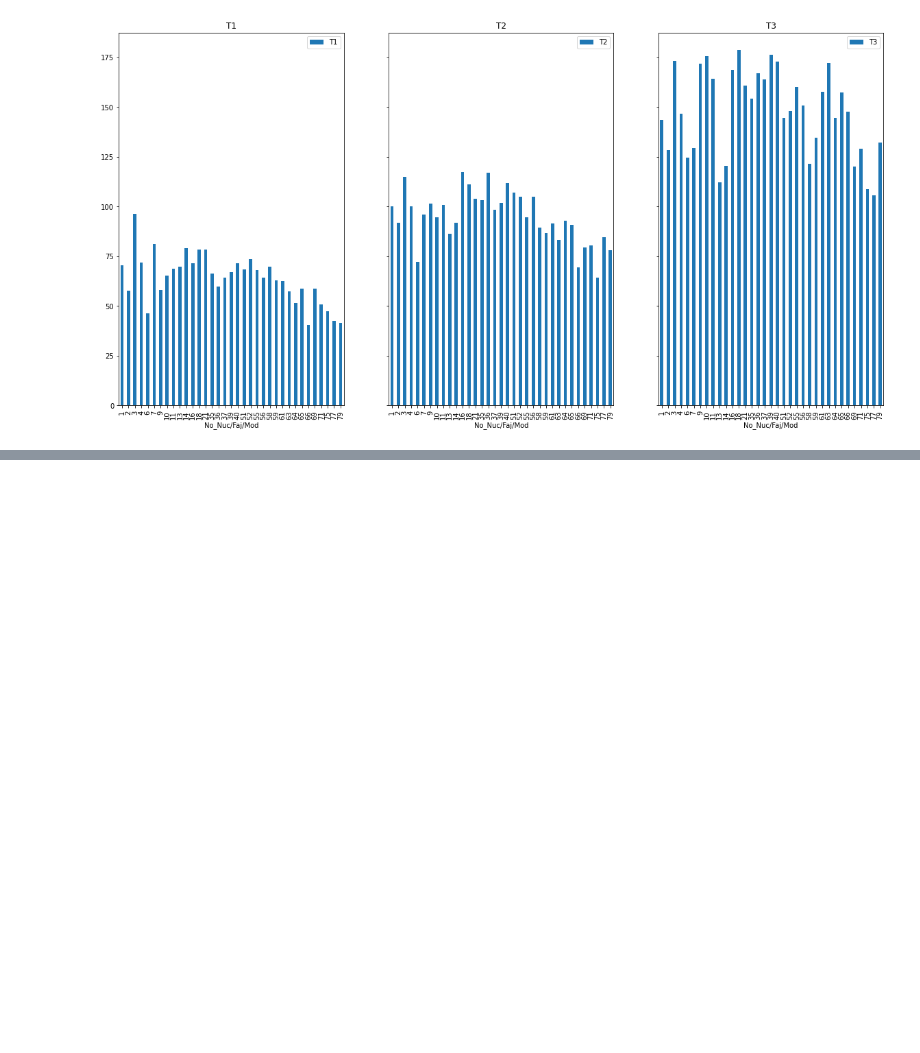
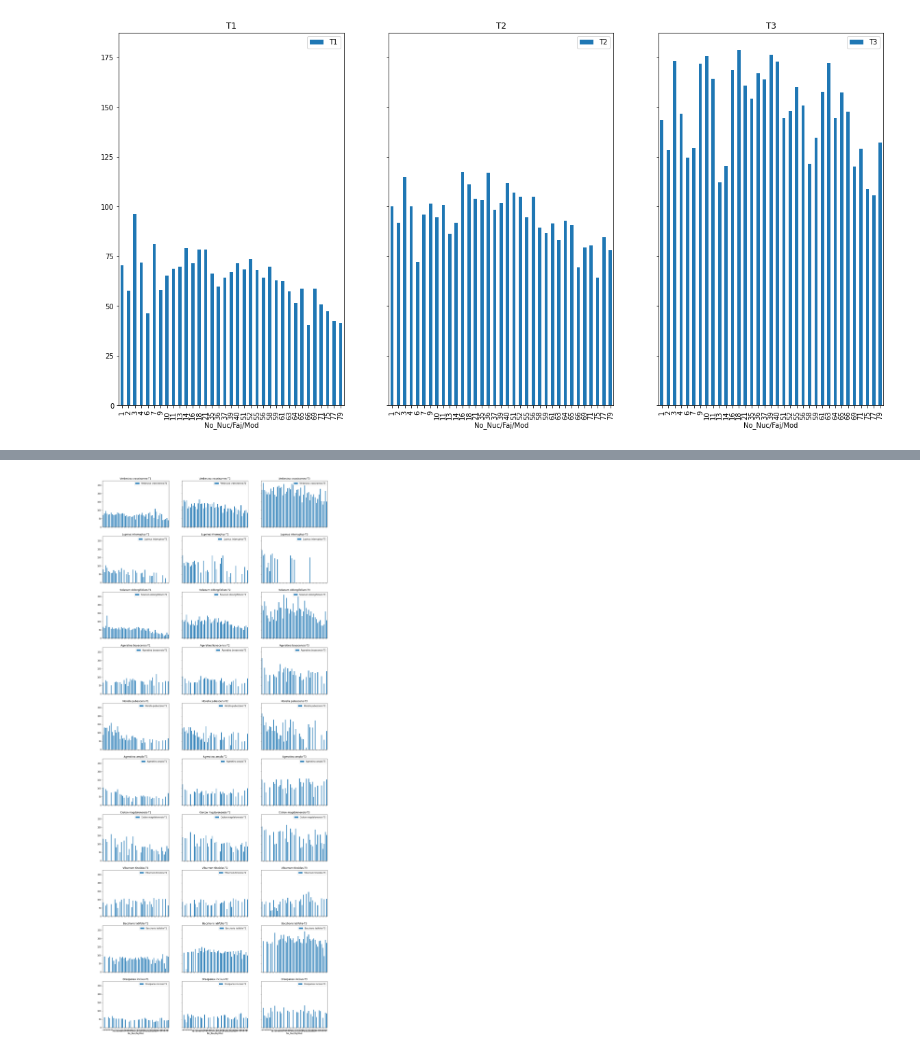
Before and after one commit to Slid61/Plant-Restoration-Data, a Jupyter notebook: Data Wrangling SAPR Bojacá.ipynb, the cells around one changed output, grey strips where cells are left out. Drawn from its saved outputs; the diff is of its cells as text; code cells hidden in the pictures; blank space fills up the shorter version.

Commit message:
Multiple plots on one figure 'to do.txt'

```diff
--- a/Data Wrangling SAPR Bojacá.ipynb
+++ b/Data Wrangling SAPR Bojacá.ipynb
@@ -173,4 +173,4 @@ for item in p_grup.index:
     plt.title(item)
     p_grup2.loc[item]['Alt_Ind'].plot(kind='bar');
 # %%
-df_Esmeralda['Especie'].unique()
+especies = df_Esmeralda['Especie'].unique()
@@ -301,0 +259,5 @@ df_Esmeralda.describe()
+# %%
+#1st order of the day: Create a dataframe of rows: modules, columns: species mortality.
+e_pastos = df_Esmeralda[df_Esmeralda['Estrategia']=='Nucleación']
+e_pastos1 = e_pastos[e_pastos['Tipo']==1]
+e_pastos2 = e_pastos[e_pastos['Tipo']==2]
@@ -301,0 +282,11 @@ df_Esmeralda.describe()
+# %%
+new_df = pd.DataFrame()
+eventos = ['T1','T2','T3']
+for especie in especies:
+    for evento in eventos:
+        label = especie + '-' + evento
+        group = e_pastos.loc[(e_pastos['Even_mon']==evento) & (e_pastos['Especie']==especie)].groupby(['No_Nuc/Faj/Mod'],dropna=False).mean()
+        ser = group['Alt_Ind']
+        if ser.isna().count() > 25:
+            new_df[label] = ser
+new_df
@@ -301,0 +313,4 @@ df_Esmeralda.describe()
+# %%
+new_df.plot(kind='bar', subplots=True, layout=(10,3), figsize=(20, 50), sharey='row', color='tab:blue');
+# %% [output]
+[figure, added]
```
Also changed, not shown: parts of 8 cells of this notebook, 1 other file.
